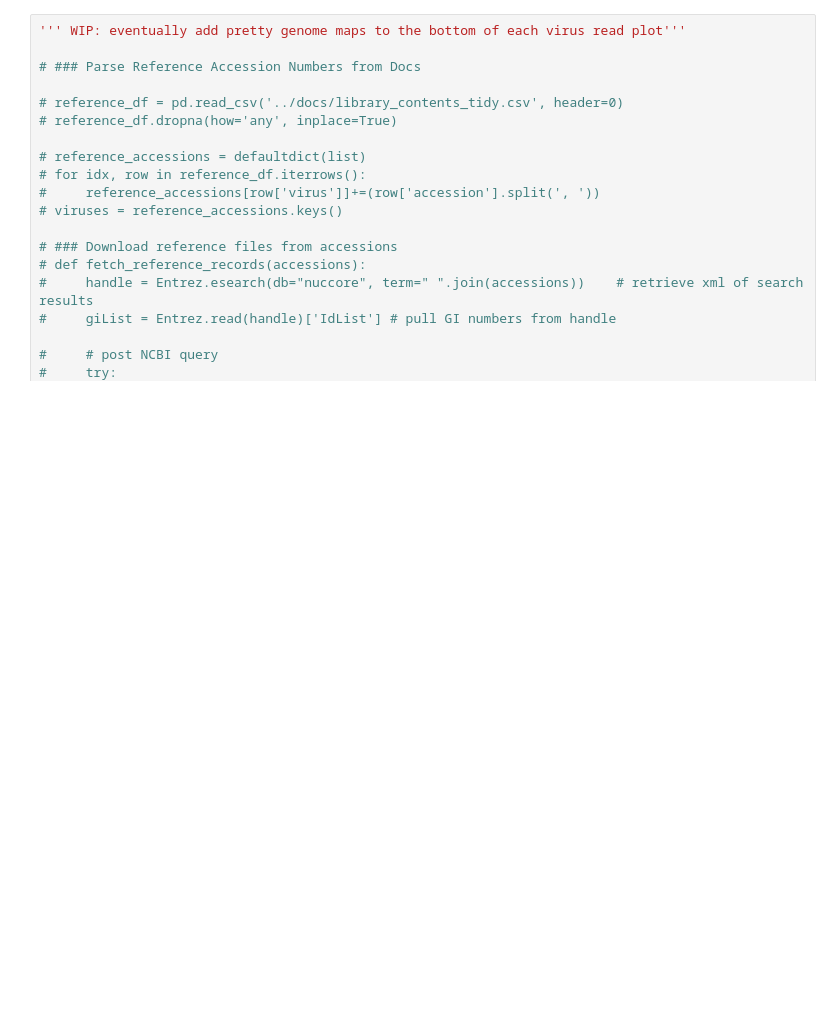
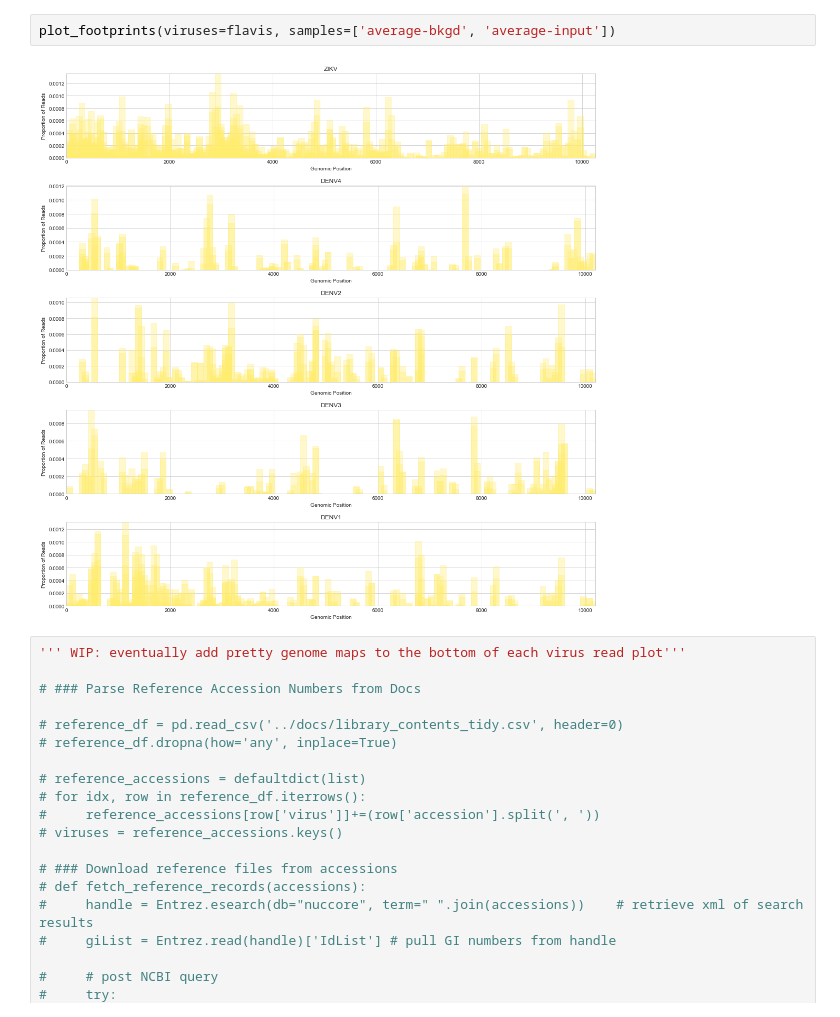
Before and after one commit to sidneymbell/phipseq, a Jupyter notebook: scripts/binding-footprints.ipynb, the cells around one changed output. Cells and saved outputs as stored; diff of their text form; blank space fills up the shorter version.

```diff
--- a/scripts/binding-footprints.ipynb
+++ b/scripts/binding-footprints.ipynb
@@ -77,3 +89,7 @@ for virus, ax in zip(all_viruses, axes):
+# %%
+plot_footprints(viruses=flavis, samples=['average-bkgd', 'average-input'])
+# %% [output]
+[figure, added]
 # %%
 ''' WIP: eventually add pretty genome maps to the bottom of each virus read plot'''
 
```
Also changed, not shown: parts of 6 cells of this notebook.
